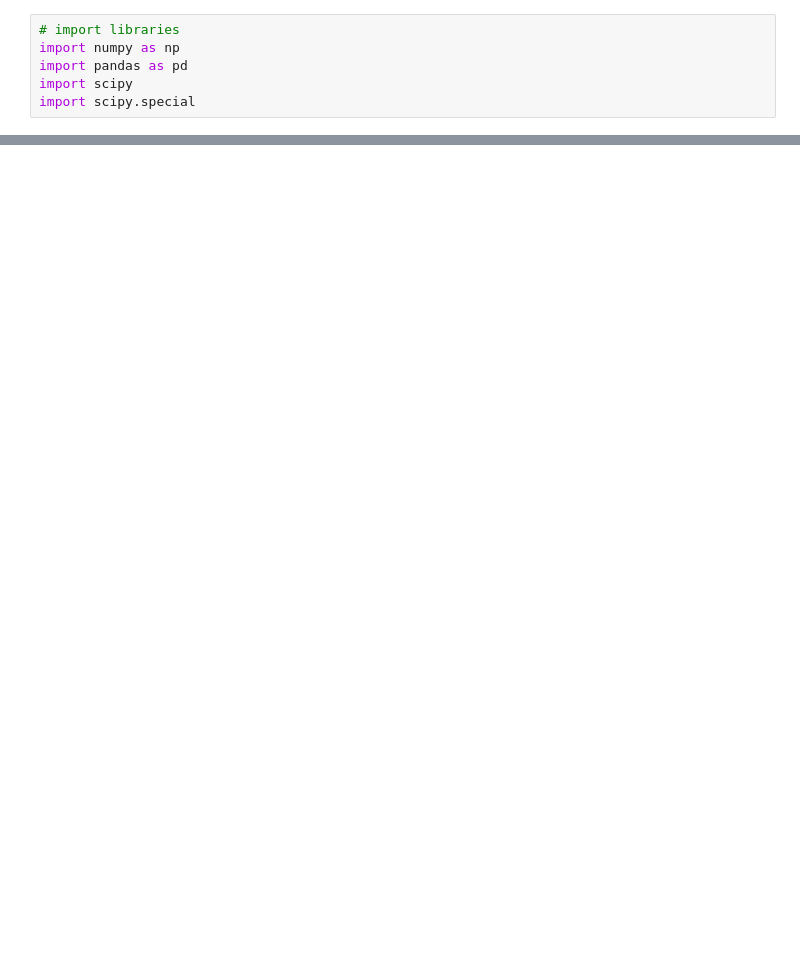
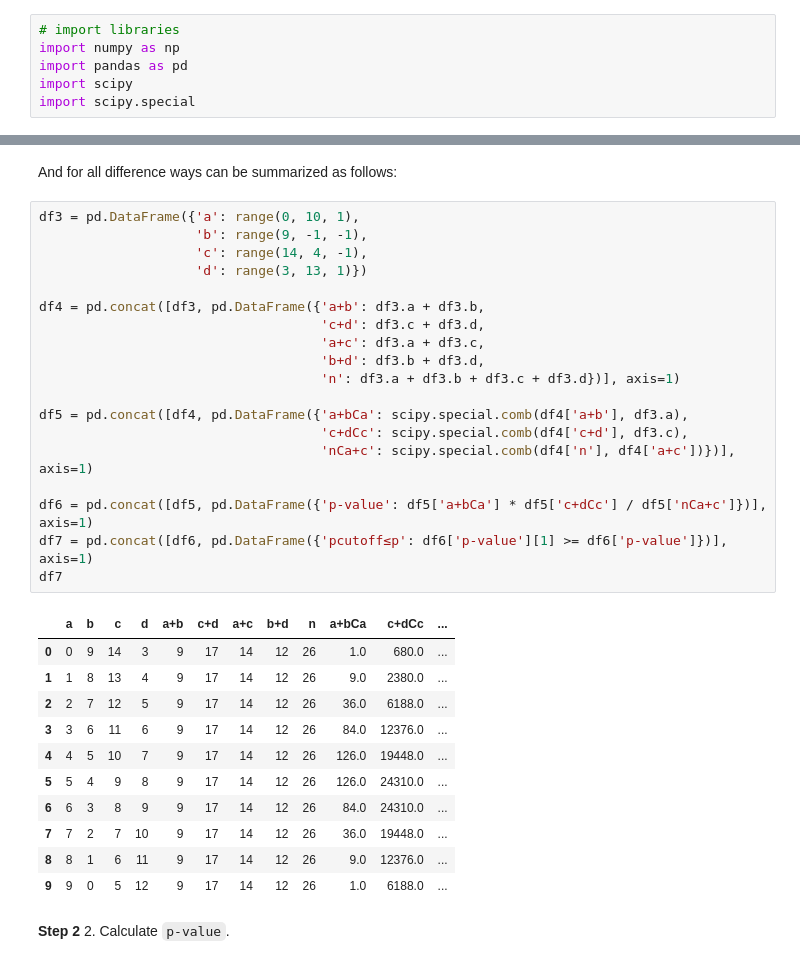
Before and after one commit to Innopolis-University-Adv-Statistics/Interactive-Statistics-Notebooks, a Jupyter notebook: Fisher's_Exact_Test.ipynb, the cells around one changed output, grey strips where cells are left out. Cells and saved outputs as stored; diff of their text form; blank space fills up the shorter version.

```diff
--- a/Fisher's_Exact_Test.ipynb
+++ b/Fisher's_Exact_Test.ipynb
@@ -159,0 +152,36 @@ An alternative exact test, Barnard's exact test, has been developed and proponen
+# %% [markdown]
+And for all difference ways can be summarized as follows:
+# %%
+df3 = pd.DataFrame({'a': range(0, 10, 1),
+                    'b': range(9, -1, -1),
+                    'c': range(14, 4, -1),
+                    'd': range(3, 13, 1)})
+
+df4 = pd.concat([df3, pd.DataFrame({'a+b': df3.a + df3.b,
+                                    'c+d': df3.c + df3.d,
+                                    'a+c': df3.a + df3.c,
+                                    'b+d': df3.b + df3.d,
+                                    'n': df3.a + df3.b + df3.c + df3.d})], axis=1)
+
+df5 = pd.concat([df4, pd.DataFrame({'a+bCa': scipy.special.comb(df4['a+b'], df3.a),
+                                    'c+dCc': scipy.special.comb(df4['c+d'], df3.c),
+                                    'nCa+c': scipy.special.comb(df4['n'], df4['a+c'])})], axis=1)
+
+df6 = pd.concat([df5, pd.DataFrame({'p-value': df5['a+bCa'] * df5['c+dCc'] / df5['nCa+c']})], axis=1)
+df7 = pd.concat([df6, pd.DataFrame({'pcutoff≤p': df6['p-value'][1] >= df6['p-value']})], axis=1)
+df7
+# %% [output]
+|  | a | b | c | d | a+b | c+d | a+c | b+d | n | a+bCa | c+dCc | ... |
+| 0 | 0 | 9 | 14 | 3 | 9 | 17 | 14 | 12 | 26 | 1.0 | 680.0 | ... |
+| 1 | 1 | 8 | 13 | 4 | 9 | 17 | 14 | 12 | 26 | 9.0 | 2380.0 | ... |
+| 2 | 2 | 7 | 12 | 5 | 9 | 17 | 14 | 12 | 26 | 36.0 | 6188.0 | ... |
+| 3 | 3 | 6 | 11 | 6 | 9 | 17 | 14 | 12 | 26 | 84.0 | 12376.0 | ... |
+| 4 | 4 | 5 | 10 | 7 | 9 | 17 | 14 | 12 | 26 | 126.0 | 19448.0 | ... |
+| 5 | 5 | 4 | 9 | 8 | 9 | 17 | 14 | 12 | 26 | 126.0 | 24310.0 | ... |
+| 6 | 6 | 3 | 8 | 9 | 9 | 17 | 14 | 12 | 26 | 84.0 | 24310.0 | ... |
+| 7 | 7 | 2 | 7 | 10 | 9 | 17 | 14 | 12 | 26 | 36.0 | 19448.0 | ... |
+| 8 | 8 | 1 | 6 | 11 | 9 | 17 | 14 | 12 | 26 | 9.0 | 12376.0 | ... |
+| 9 | 9 | 0 | 5 | 12 | 9 | 17 | 14 | 12 | 26 | 1.0 | 6188.0 | ... |
+# %% [markdown]
+**Step 2**
+2. Calculate `p-value`.
```
Also changed, not shown: parts of 50 cells of this notebook.
